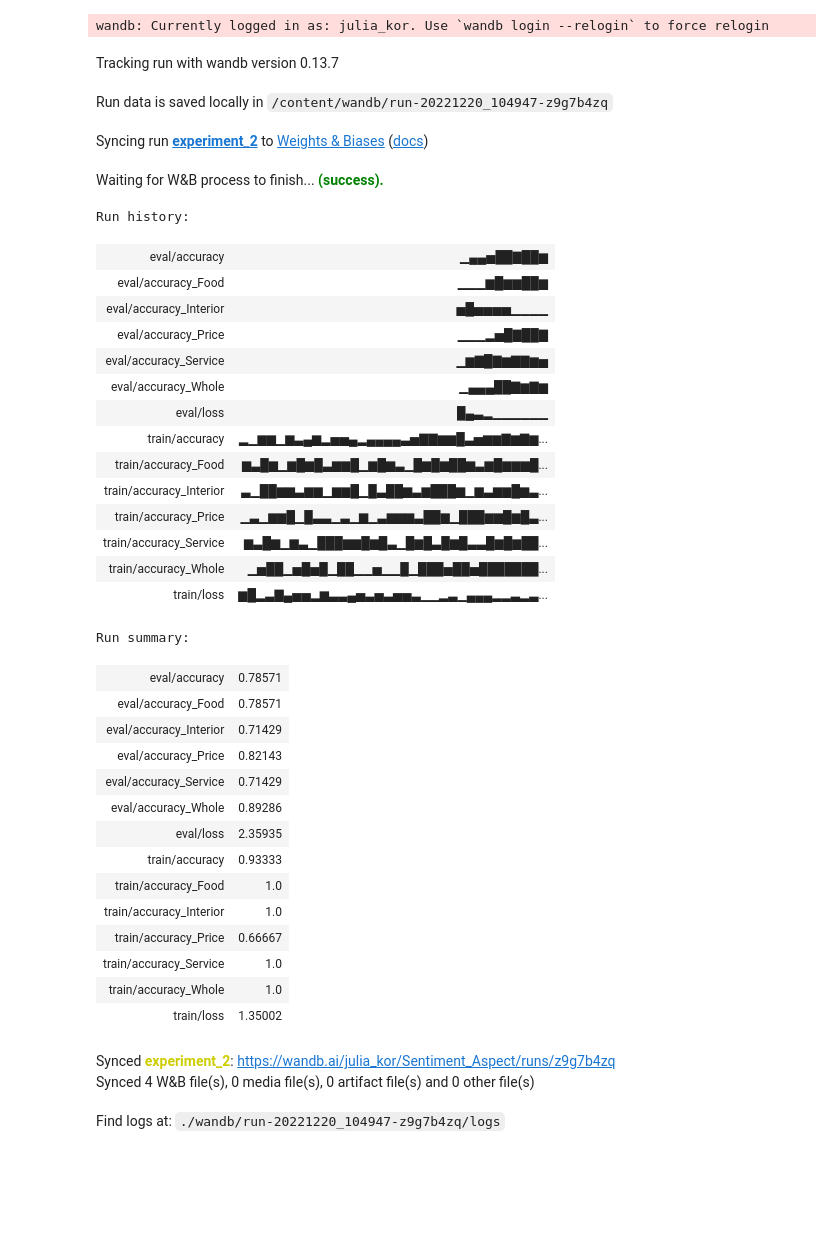
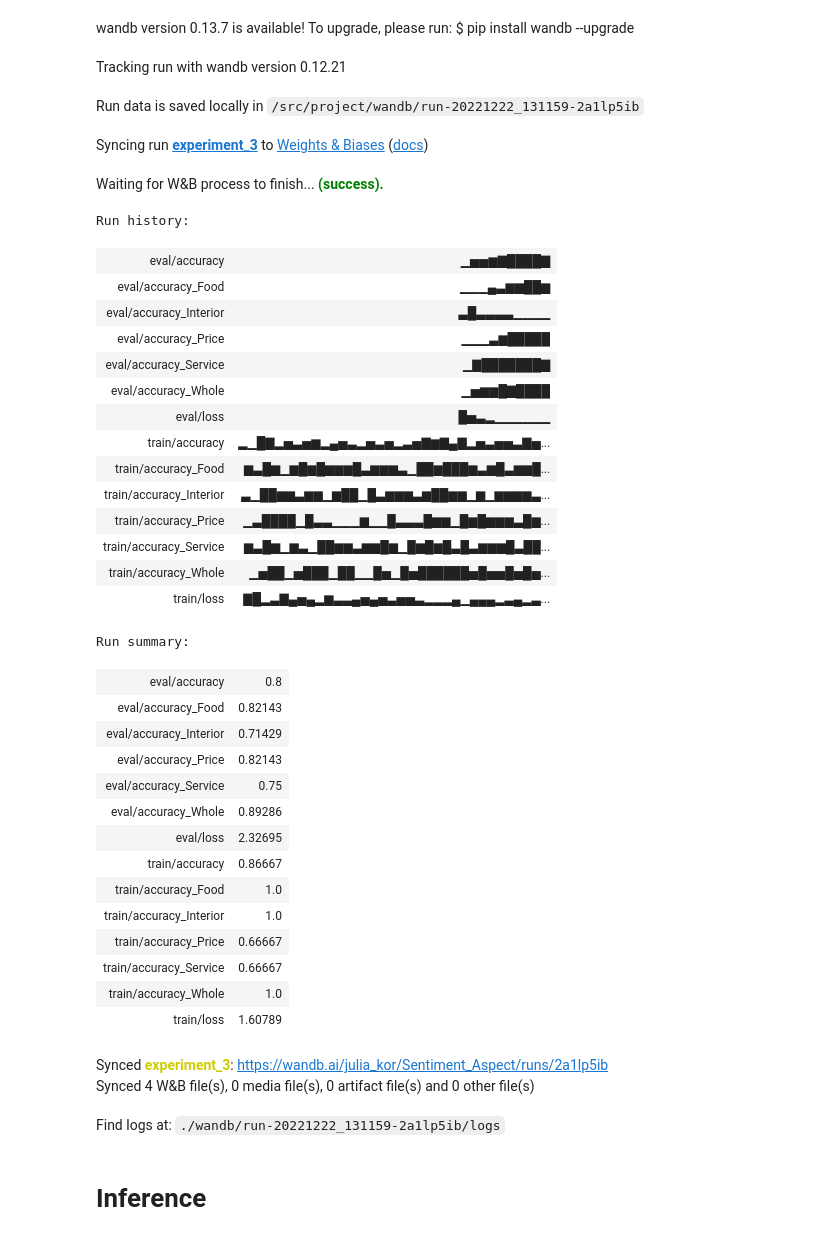
Before and after one commit to yuliya1324/Aspect_Sent_project, a Jupyter notebook: cats.ipynb, the cells around one changed output. Drawn from its saved outputs; the diff is of its cells as text; code cells hidden in the pictures; blank space fills up the shorter version.

```diff
--- a/cats.ipynb
+++ b/cats.ipynb
@@ -43,3 +35,3 @@ device = torch.device("cuda:0" if torch.cuda.is_available() else "cpu")
 # %%
-df_train = pd.read_csv('/content/Aspect_Sent_project/data/cats_train.csv', index_col=0)
-df_val = pd.read_csv('/content/Aspect_Sent_project/data/cats_val.csv', index_col=0)
+df_train = pd.read_csv('data/cats_train.csv', index_col=0)
+df_val = pd.read_csv('data/cats_val.csv', index_col=0)
@@ -278,57 +254,57 @@ def eval_model(model, data_loader, device):
 # %%
 wandb.init(
     project="Sentiment_Aspect",
-    name=f"experiment_{2}",
+    name=f"experiment_{3}",
     )
 
 for epoch in range(EPOCHS):
     train_epoch(
         model,
         train_data_loader,
         optimizer,
         device,
         scheduler,
         )
     eval_model(model, val_data_loader, device)
     # torch.save(model, f"checkpoints/roberta_sent_{epoch}")
 
 wandb.finish()
 # %% [output]
-wandb: Currently logged in as: julia_kor. Use `wandb login --relogin` to force relogin
-Tracking run with wandb version 0.13.7
+wandb version 0.13.7 is available! To upgrade, please run: $ pip install wandb --upgrade
-Run data is saved locally in /content/wandb/run-20221220_104947-z9g7b4zq
+Tracking run with wandb version 0.12.21
-Syncing run experiment_2 to Weights & Biases (docs)
+Run data is saved locally in /src/project/wandb/run-20221222_131159-2a1lp5ib
-Waiting for W&B process to finish... (success).
+Syncing run experiment_3 to Weights & Biases (docs)
+Waiting for W&B process to finish... (success).
+Run history:
+| eval/accuracy | ▁▅▅▆▇████▇ |
+| eval/accuracy_Food | ▁▁▁▄▃▆▆██▆ |
+| eval/accuracy_Interior | ▃█▃▃▃▃▁▁▁▁ |
+| eval/accuracy_Price | ▁▁▁▃▆█████ |
+| eval/accuracy_Service | ▁▇███████▇ |
+| eval/accuracy_Whole | ▁▅▆▆█▇████ |
+| eval/loss | █▅▃▂▁▁▁▁▁▁ |
+| train/accuracy | ▂▁█▇▂▅▃▅▆▂▄▅▃▂▅▃▅▂▃▅▇▆▇▄▇▂▅▃▅▅▃▇▅... |
+| train/accuracy_Food | ▆▃█▆▁▆█▆█▆▆▆█▃▆▆▆▃▁██▆███▆▃▆█▃▆▆█... |
+| train/accuracy_Interior | ▃▁██▆▆▃▆▆▁▆██▁█▃▆▆▆▃▆██▆▆▁▆▁▆▆▆▆▃... |
+| train/accuracy_Price | ▁▃████▁█▃▃▁▁▁▆▁▁█▃▃▃█▆▆▁█▆█▆▆▆▃█▆... |
+| train/accuracy_Service | ▆▃█▆▁▆▃▁██▆▆▃▆▆█▆▁█▆█▆█▃█▃▆▆▆█▃██... |
+| train/accuracy_Whole | ▁▅██▁▅███▁██▁▁█▅▁█▅██████▅█▅▅█▅█▅... |
+| train/loss | ▇█▂▃▇▄▅▄▂▆▃▃▄▅▄▅▃▅▅▃▂▂▂▄▁▄▄▄▂▃▄▂▃... |
-Run history:
+Run summary:
-| eval/accuracy | ▁▄▄▅██▇██▆ |
-| eval/accuracy_Food | ▁▁▁▆█▆▆██▆ |
-| eval/accuracy_Interior | ▅█▅▅▅▅▁▁▁▁ |
-| eval/accuracy_Price | ▁▁▁▂▅█▇██▇ |
-| eval/accuracy_Service | ▁▆▇█▇▆▇▇▆▅ |
-| eval/accuracy_Whole | ▁▄▄▄██▇▆▇▆ |
-| eval/loss | █▄▃▂▁▁▁▁▁▁ |
-| train/accuracy | ▂▁▆▆▁▆▃▄▆▂▅▅▄▂▄▄▄▄▃▅▇▇▆▆█▃▅▆▆▇▆▇▆... |
-| train/accuracy_Food | ▆▃█▆▁▆█▆█▃▆▆█▁▆█▆▃▁█▆█▆██▆▃▆█▆▆▆█... |
-| train/accuracy_Interior | ▃▁██▆▆▃▆▆▁▆▆█▁█▃██▆▃▆███▆▁▆▃▆▆█▆▃... |
-| train/accuracy_Price | ▁▃▁▆▆█▁█▃▃▁▃▁▆▁▃▆▆▆▃██▆▁███▆▆█▆█▃... |
-| train/accuracy_Service | ▆▃█▆▁▆▃▁███▆▆█▆█▃▁█▆█▃█▆█▃▃█▆█▆██... |
-| train/accuracy_Whole | ▁▅██▁▅█▅█▁██▁▁▅▁▁█▁███▅██▅███████... |
-| train/loss | ▆█▂▃▇▄▅▅▂▆▃▃▄▅▃▅▃▅▅▃▁▁▂▃▁▄▄▄▂▂▃▂▃... |
-Run summary:
-| eval/accuracy | 0.78571 |
-| eval/accuracy_Food | 0.78571 |
+| eval/accuracy | 0.8 |
+| eval/accuracy_Food | 0.82143 |
 | eval/accuracy_Interior | 0.71429 |
 | eval/accuracy_Price | 0.82143 |
-| eval/accuracy_Service | 0.71429 |
+| eval/accuracy_Service | 0.75 |
 | eval/accuracy_Whole | 0.89286 |
-| eval/loss | 2.35935 |
-| train/accuracy | 0.93333 |
+| eval/loss | 2.32695 |
+| train/accuracy | 0.86667 |
 | train/accuracy_Food | 1.0 |
 | train/accuracy_Interior | 1.0 |
 | train/accuracy_Price | 0.66667 |
-| train/accuracy_Service | 1.0 |
+| train/accuracy_Service | 0.66667 |
 | train/accuracy_Whole | 1.0 |
-| train/loss | 1.35002 |
+| train/loss | 1.60789 |
-Synced experiment_2: https://wandb.ai/julia_kor/Sentiment_Aspect/runs/z9g7b4zq
-Synced 4 W&B file(s), 0 media file(s), 0 artifact file(s) and 0 other file(s)
-Find logs at: ./wandb/run-20221220_104947-z9g7b4zq/logs
+Synced experiment_3: https://wandb.ai/julia_kor/Sentiment_Aspect/runs/2a1lp5ib
+Synced 4 W&B file(s), 0 media file(s), 0 artifact file(s) and 0 other file(s)
+Find logs at: ./wandb/run-20221222_131159-2a1lp5ib/logs
@@ -335,3 +313,5 @@ Find logs at: ./wandb/run-20221220_104947-z9g7b4zq/logs
+# %% [markdown]
+# Inference
 # %%
 labels = ["absence", "positive", "negative", "both", "neutral"]
 
```
Also changed, not shown: parts of 10 cells of this notebook, 21 other files.
